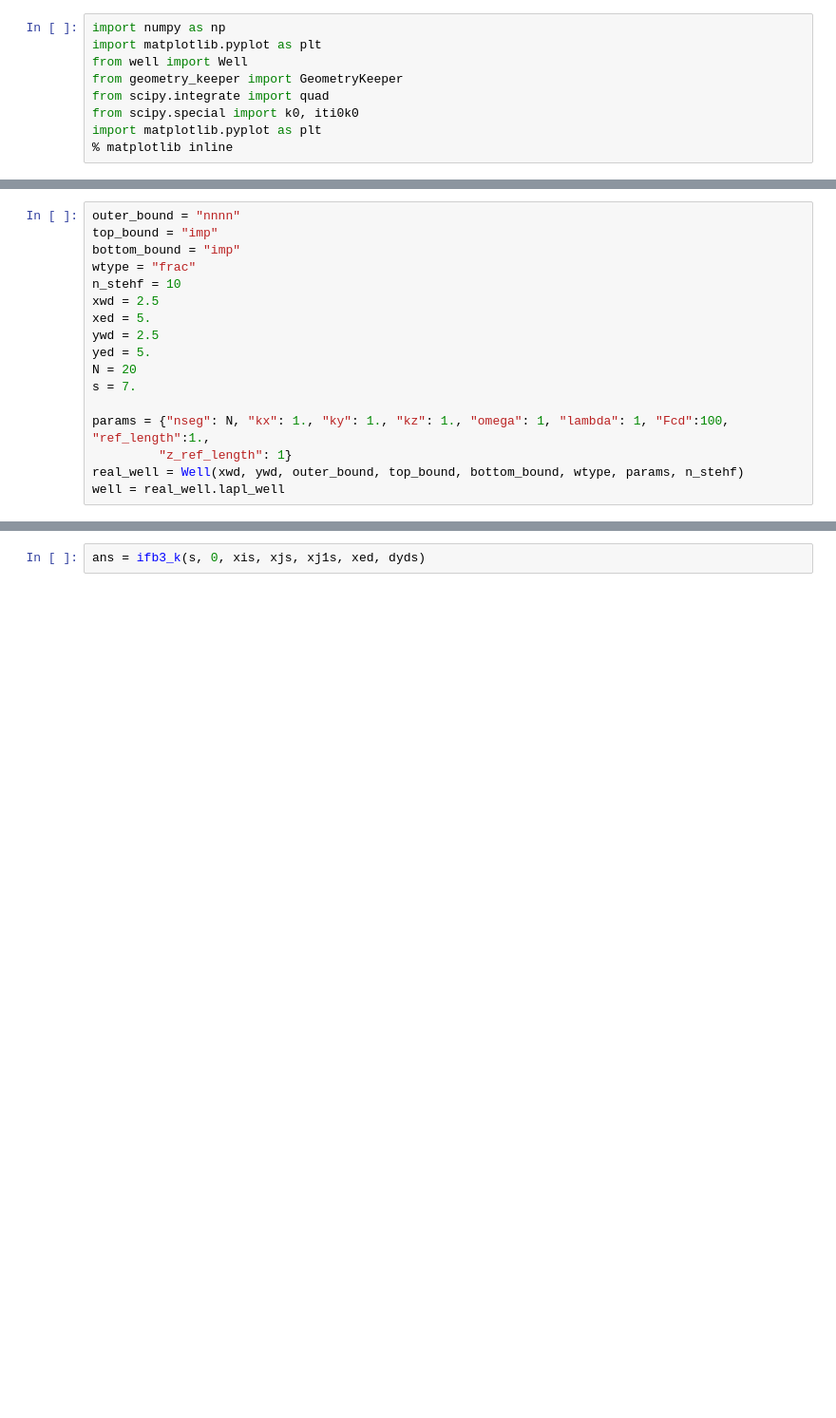
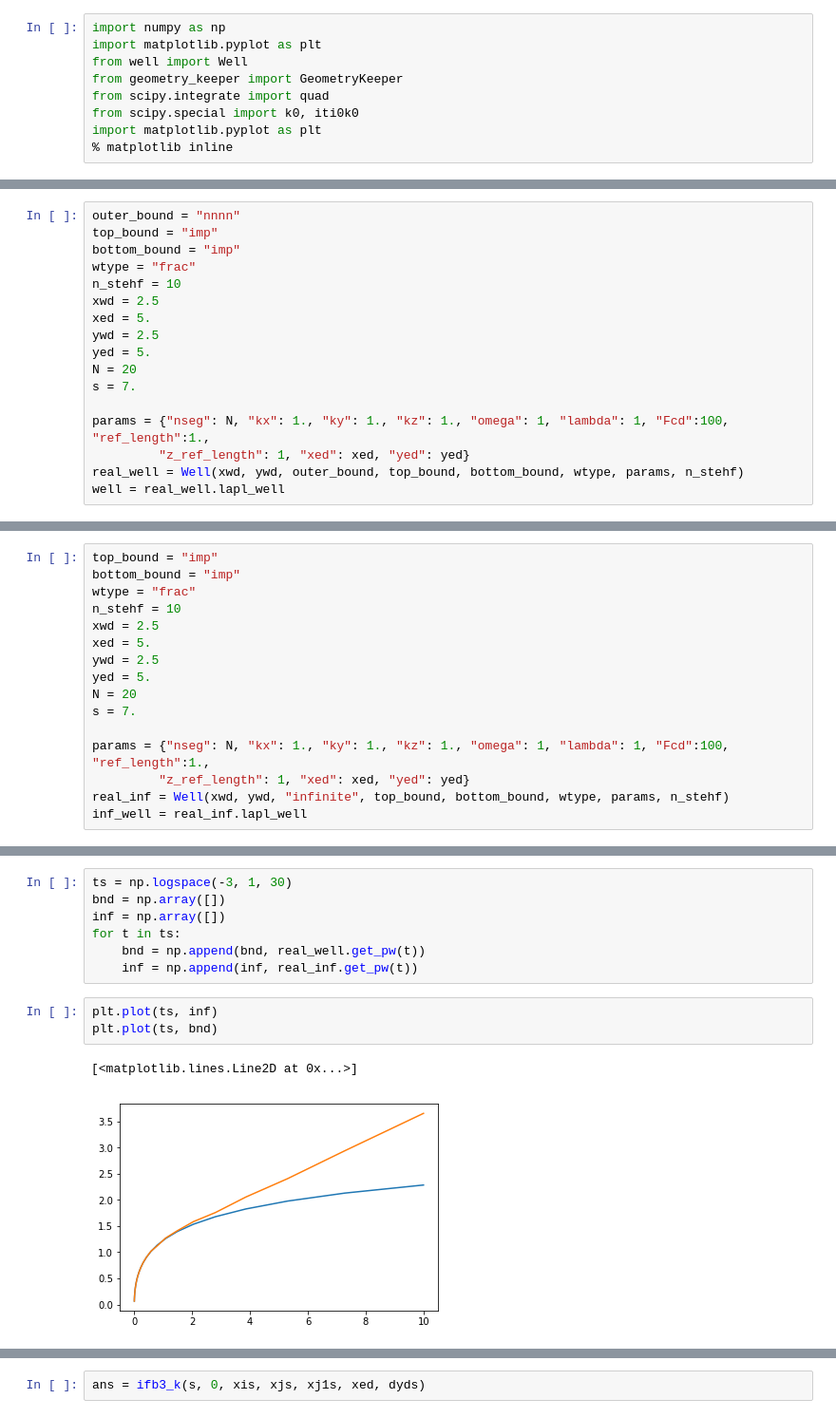
Before and after one commit to dmitrydi/pd_lapl, a Jupyter notebook: bounded_functions.ipynb, the cells around one changed output, grey strips where cells are left out. Shown: that part at 95% size. Saved outputs shown, nothing was run; the diff lists cells and outputs as text; blank space fills up the shorter version.

```diff
--- a/bounded_functions.ipynb
+++ b/bounded_functions.ipynb
@@ -21,6 +120,6 @@ N = 20
 s = 7.
 
 params = {"nseg": N, "kx": 1., "ky": 1., "kz": 1., "omega": 1, "lambda": 1, "Fcd":100, "ref_length":1.,
-         "z_ref_length": 1}
+         "z_ref_length": 1, "xed": xed, "yed": yed}
 real_well = Well(xwd, ywd, outer_bound, top_bound, bottom_bound, wtype, params, n_stehf)
 well = real_well.lapl_well
@@ -26,0 +206,16 @@ well = real_well.lapl_well
+# %%
+top_bound = "imp"
+bottom_bound = "imp"
+wtype = "frac"
+n_stehf = 10
+xwd = 2.5
+xed = 5.
+ywd = 2.5
+yed = 5.
+N = 20
+s = 7.
+
+params = {"nseg": N, "kx": 1., "ky": 1., "kz": 1., "omega": 1, "lambda": 1, "Fcd":100, "ref_length":1.,
+         "z_ref_length": 1, "xed": xed, "yed": yed}
+real_inf = Well(xwd, ywd, "infinite", top_bound, bottom_bound, wtype, params, n_stehf)
+inf_well = real_inf.lapl_well
@@ -26,0 +230,13 @@ well = real_well.lapl_well
+# %%
+ts = np.logspace(-3, 1, 30)
+bnd = np.array([])
+inf = np.array([])
+for t in ts:
+    bnd = np.append(bnd, real_well.get_pw(t))
+    inf = np.append(inf, real_inf.get_pw(t))
+# %%
+plt.plot(ts, inf)
+plt.plot(ts, bnd)
+# %% [output]
+[<matplotlib.lines.Line2D at 0x...>]
+[figure, added]
```
Also changed, not shown: parts of 32 cells of this notebook, 3 other files.
